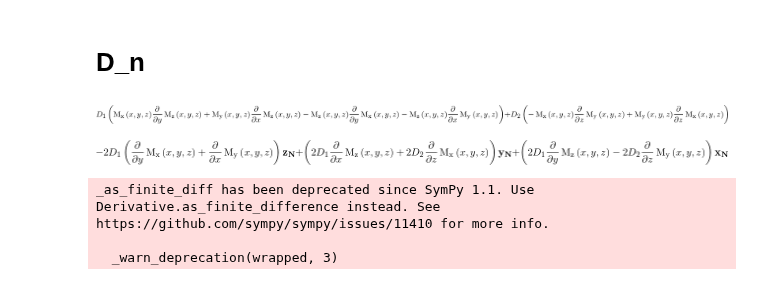
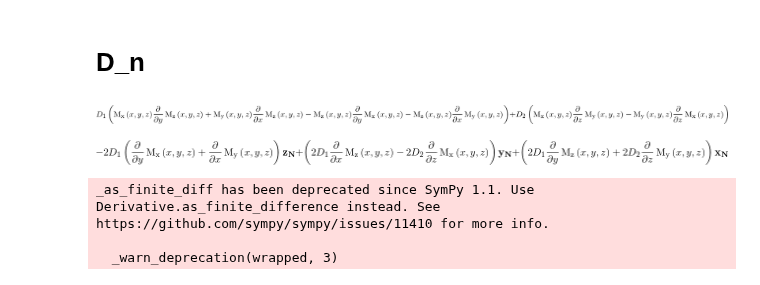
Before and after one commit to computationalmodelling/fidimag, a Jupyter notebook: sandbox/more-dmi/Generating the Finite Difference Forms of Different types of DMI.ipynb, the cells around one changed output. Saved outputs shown, nothing was run; the diff lists cells and outputs as text; code cells hidden in the pictures.

```diff
--- a/sandbox/more-dmi/Generating the Finite Difference Forms of Different types of DMI.ipynb
+++ b/sandbox/more-dmi/Generating the Finite Difference Forms of Different types of DMI.ipynb
@@ -119,10 +133,10 @@ https://github.com/sympy/sympy/issues/11410 for more info.
 # %% [markdown]
 # D_n
 # %%
-D_n = D1 * (LI(y, z, x) + LI(x, z, y)) + D2 * LI(y, x, z)
+D_n = D1 * (LI(y, z, x) + LI(x, z, y)) + D2 * LI(x, y, z)
 D_n
 # %% [output]
-[figure, old version]
+[figure, new version]
 # %%
 F_D_n = VarDeriv(D_n)
 F_D_n
```
Also changed, not shown: parts of 10 cells of this notebook, 1 other file.
